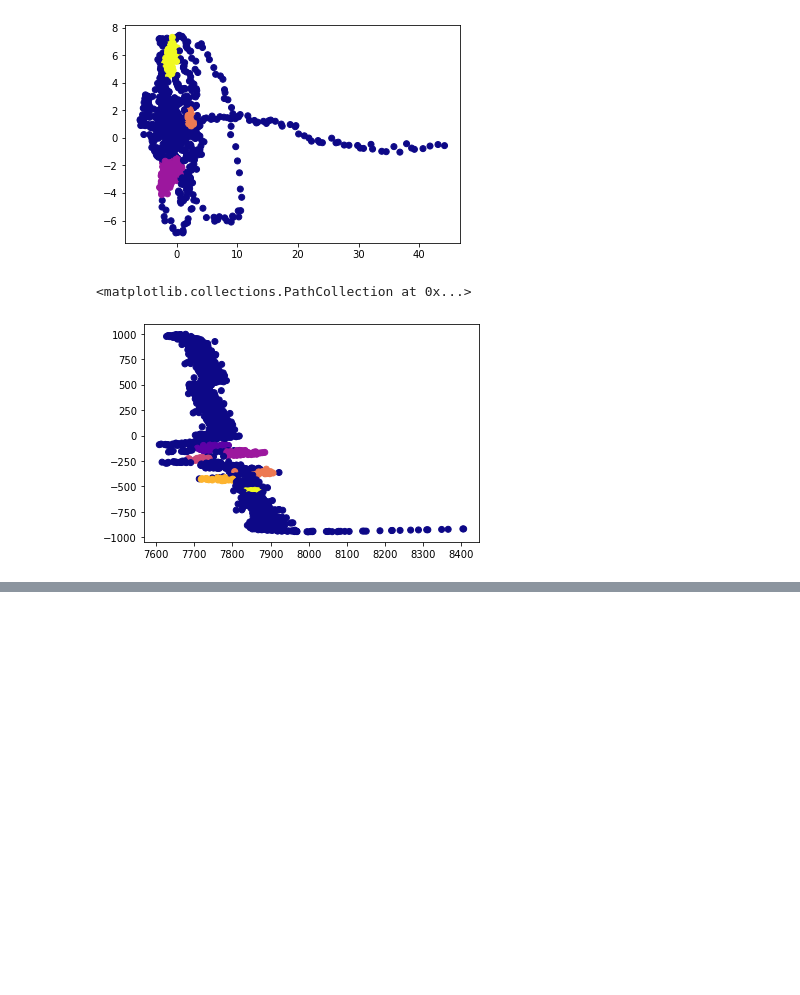
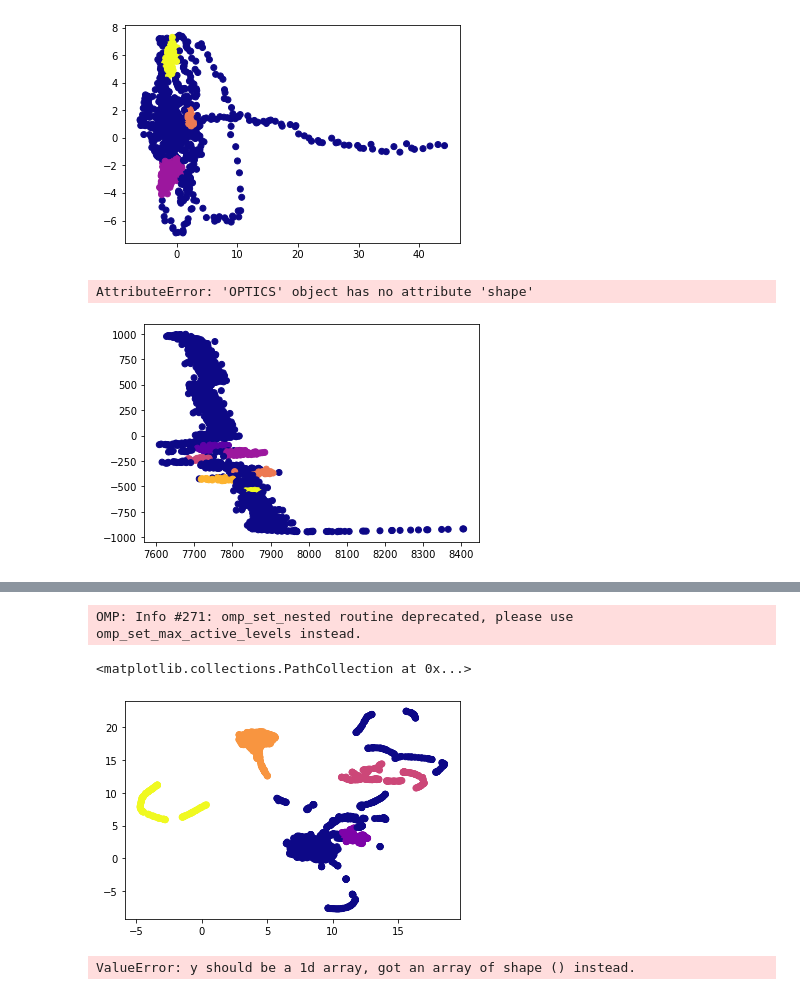
Before and after one commit to hporta1/CHE4230-Semester-Project, a Jupyter notebook: Part 2/Clustering_OPTICS.ipynb, the cells around one changed output, grey strips where cells are left out. Saved outputs shown, nothing was run; the diff lists cells and outputs as text; code cells hidden in the pictures; blank space fills up the shorter version.

```diff
--- a/Part 2/Clustering_OPTICS.ipynb
+++ b/Part 2/Clustering_OPTICS.ipynb
@@ -97,10 +96,29 @@ SVD_results = SVD.fit(df)
 SVD_results = SVD.transform(df)
 
 from sklearn.cluster import OPTICS, cluster_optics_dbscan
-mycluster = OPTICS(min_samples = 25).fit(SVD_results)
-mycluster.labels_
+mycluster_svd = OPTICS(min_samples = 25).fit(SVD_results)
+mycluster_svd.labels_
 
-plt.scatter(SVD_results[:, 0], SVD_results[:, 1], c = mycluster.labels_, cmap = "plasma")
+
+plt.scatter(SVD_results[:, 0], SVD_results[:, 1], c = mycluster_svd.labels_, cmap = "plasma")
 # %% [output]
-<matplotlib.collections.PathCollection at 0x...>
+AttributeError: 'OPTICS' object has no attribute 'shape'
 [figure]
+# %%
+!pip install umap-learn
+import umap
+
+
+myscaled = StandardScaler().fit(mydata)
+
+mydata_scaled = myscaled.transform(mydata)
+
+mdscaled_array = np.array(mydata_scaled)
+
+myUMAP = umap.UMAP(n_neighbors=5, random_state=42).fit(mdscaled_array)
+
+mycluster_umap = OPTICS(min_samples = 90).fit(myUMAP.embedding_)
+mycluster_umap.labels_
+
+plt.scatter(myUMAP.embedding_[:, 0], myUMAP.embedding_[:, 1], c = mycluster_umap.labels_, cmap = "plasma")
+# %% [output]
@@ -106,0 +136,21 @@ plt.scatter(SVD_results[:, 0], SVD_results[:, 1], c = mycluster.labels_, cmap =
+OMP: Info #271: omp_set_nested routine deprecated, please use omp_set_max_active_levels instead.
+<matplotlib.collections.PathCollection at 0x...>
+[figure, added]
+# %%
+##Silhouette Scores
+
+import sklearn.metrics
+
+score_tsne = sklearn.metrics.silhouette_score(tsne_result, mycluster_tsne)
+score_ISOMAP = sklearn.metrics.silhouette_score(isomap_result, mycluster_isomap)
+score_PCA = sklearn.metrics.silhouette_score(pca_result, mycluster_pca)
+score_SVD = sklearn.metrics.silhouette_score(SVD_results, mycluster_svd)
+score_Umap = sklearn.metrics.silhouette_score(myUMAP.embedding_, mycluster_umap)
+
+scores = {"TSNE": [score_tsne],'ISOMAP': [score_ISOMAP], "PCA": [score_PCA],"SVD": [score_SVD],"UMAP": [score_Umap]}
+
+table = pd.DataFrame(scores)
+
+table
+# %% [output]
+ValueError: y should be a 1d array, got an array of shape () instead.
```
Also changed, not shown: parts of 5 cells of this notebook, 5 other files.
